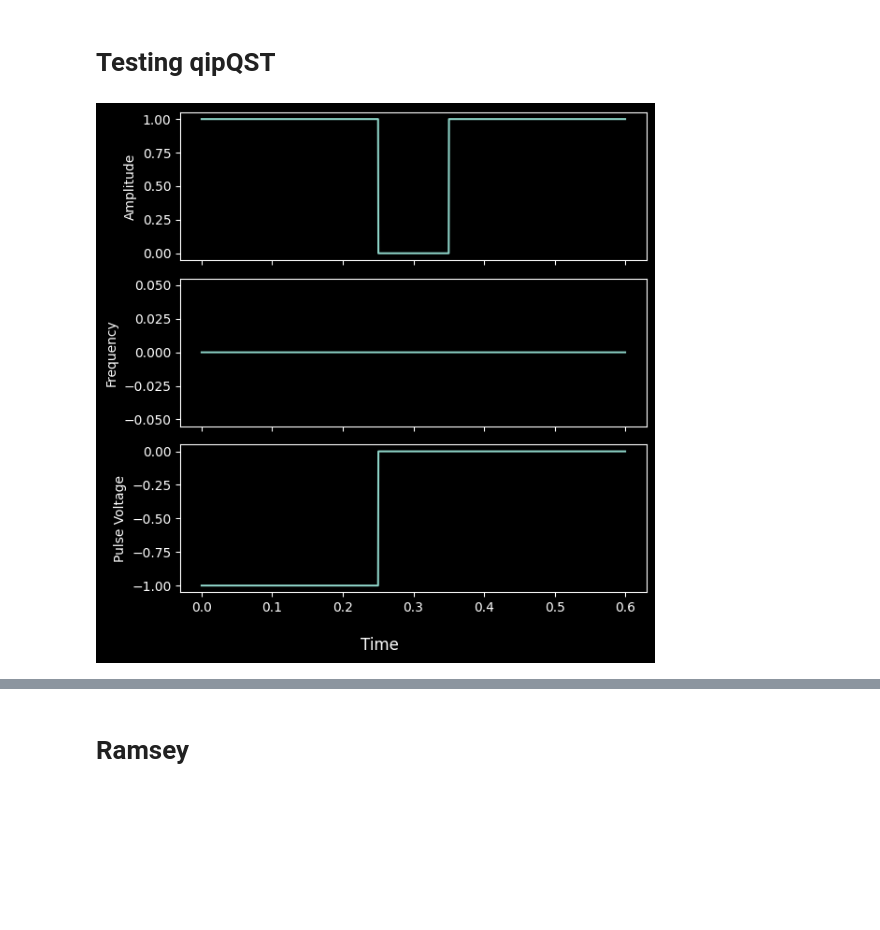
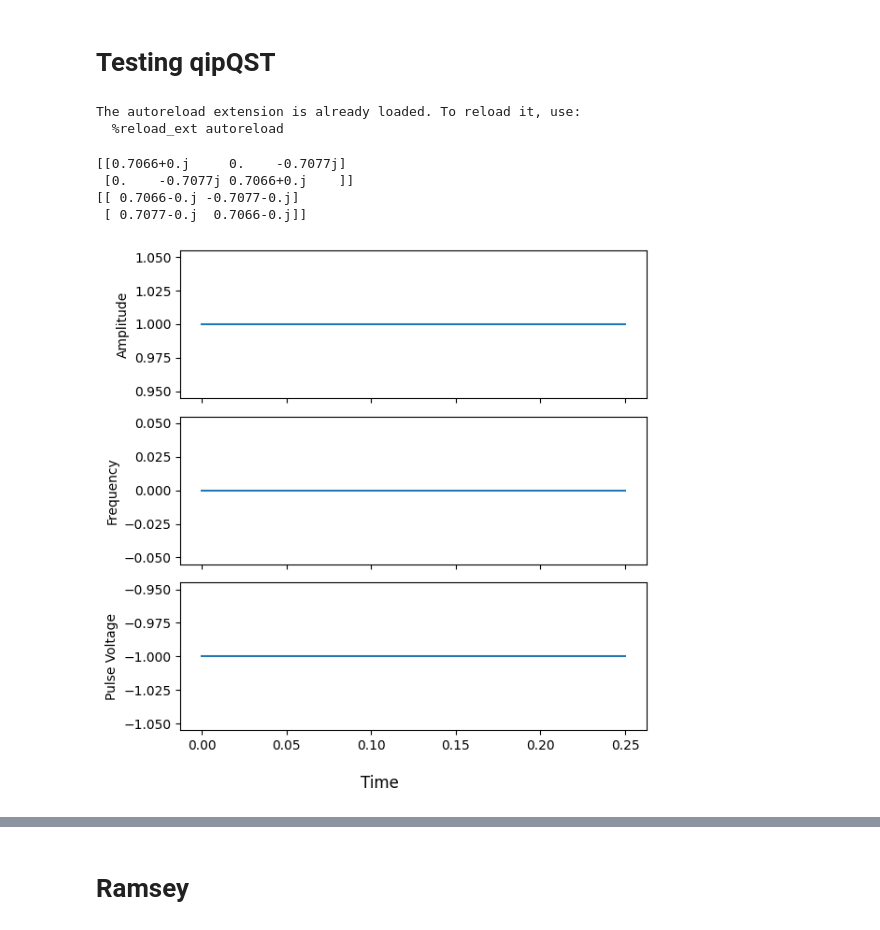
Before and after one commit to Slippery-Chickenz/qipQubitSimTools, a Jupyter notebook: example.ipynb, the cells around one changed output, grey strips where cells are left out. Saved outputs shown, nothing was run; the diff lists cells and outputs as text; code cells hidden in the pictures; blank space fills up the shorter version.

```diff
--- a/example.ipynb
+++ b/example.ipynb
@@ -10,4 +10,18 @@ import numpy as np
 import matplotlib.pyplot as plt
 
 plt.style.use('dark_background')
+plt.style.use('default')
+# %% [output]
+The autoreload extension is already loaded. To reload it, use:
+  %reload_ext autoreload
+# %%
+gateX = qst.PiO2X()
+gateY = qst.PiO2Y()
+print(gateX.getMatrix())
+print(gateY.getMatrix())
+# %% [output]
+[[0.7066+0.j     0.    -0.7077j]
+ [0.    -0.7077j 0.7066+0.j    ]]
+[[ 0.7066-0.j -0.7077-0.j]
+ [ 0.7077-0.j  0.7066-0.j]]
 # %%
@@ -20,11 +30,11 @@ guess = 0
 # %%
 ramseyCircuit = qst.QuantumCircuit(guess)
 ramseyCircuit.appendGate(qst.PiO2X())
-ramseyCircuit.appendGate(qst.IdleGate(tau))
-ramseyCircuit.appendGate(qst.PiO2Y())
+#ramseyCircuit.appendGate(qst.IdleGate(tau))
+#ramseyCircuit.appendGate(qst.PiO2Y())
 ramseyCircuit.plotCircuitWaveform()
 # %% [output]
-[figure, old version]
+[figure, new version]
 # %%
 testSimulator = qst.PulseSimulator()
 testSimulator.setQubit(qst.Qubit(0))
```
Also changed, not shown: parts of 7 cells of this notebook, 18 other files.
